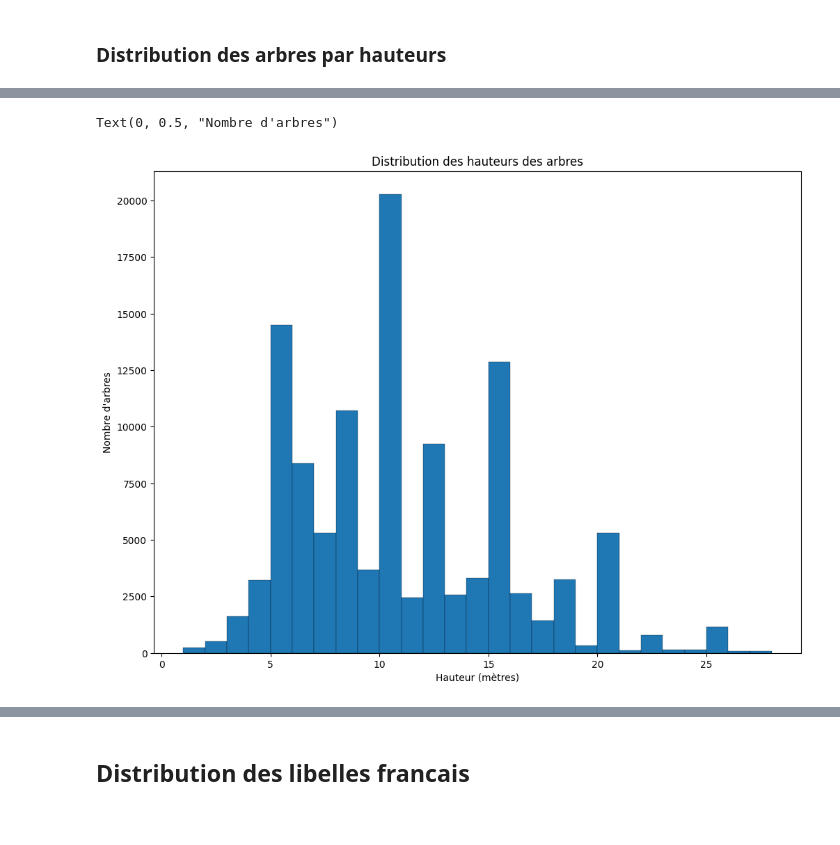
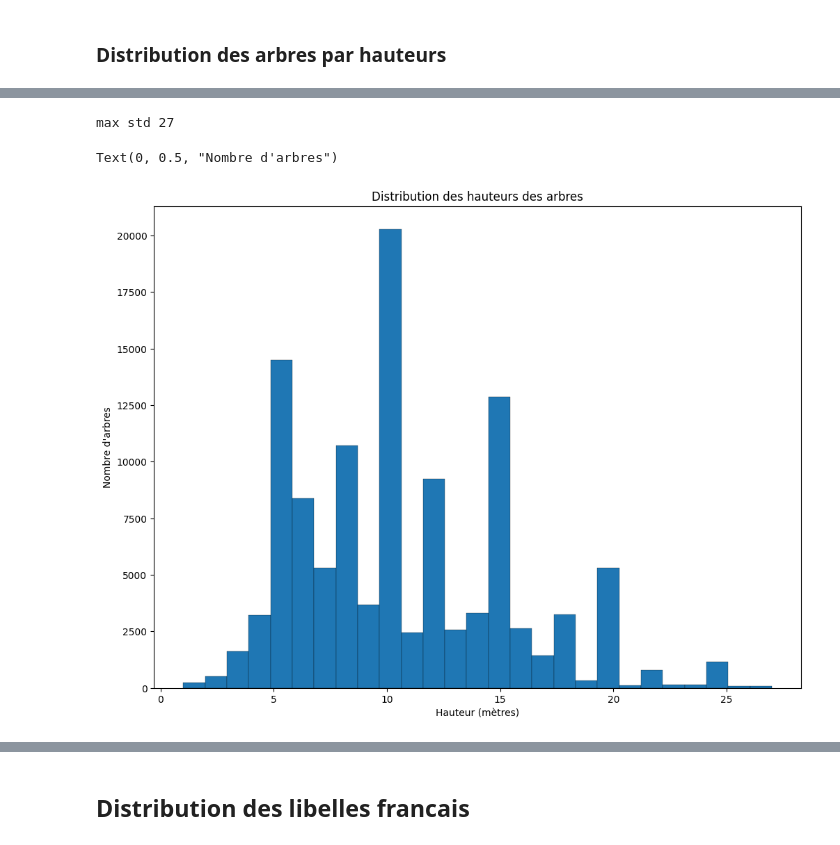
Before and after one commit to Belin27000/P2SmartCity, a Jupyter notebook: P2Tree.ipynb, the cells around one changed output, grey strips where cells are left out. Cells and saved outputs as stored; diff of their text form; code cells hidden in the pictures.

```diff
--- a/P2Tree.ipynb
+++ b/P2Tree.ipynb
@@ -523,11 +599,16 @@ Text(0.5, 1.0, 'Distribution des arbres par arrondissement')
 # %%
 fig, ax = plt.subplots(figsize =(12,9))
-ax.hist(data['hauteur_m'], bins=range(int(data['hauteur_m'].min()), int(data['hauteur_m'].max()) + 2), edgecolor="black",linewidth=.2)
+
+hauteur_bins= int(data['hauteur_m'].max().round(0))
+print(f'max std {hauteur_bins}')
+bins=np.histogram_bin_edges(data['hauteur_m'], bins=hauteur_bins)
+ax.hist(data['hauteur_m'], bins=bins, edgecolor="black",linewidth=.2)
 
 # Ajouter des titres et des labels
 ax.set_title("Distribution des hauteurs des arbres")
 ax.set_xlabel("Hauteur (mètres)")
 ax.set_ylabel("Nombre d'arbres")
 # %% [output]
-Text(0, 0.5, "Nombre d'arbres")
+max std 27
+Text(0, 0.5, "Nombre d'arbres")
-[figure, old version]
+[figure, new version]
```
Also changed, not shown: parts of 49 cells of this notebook.
